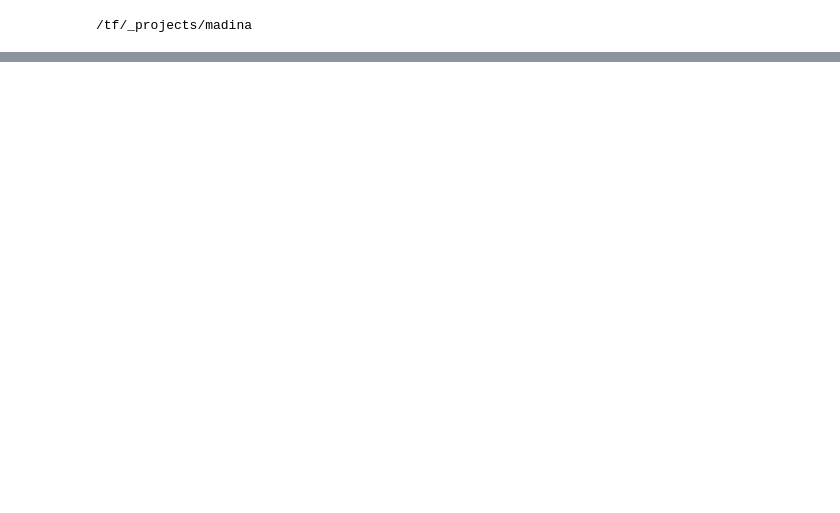
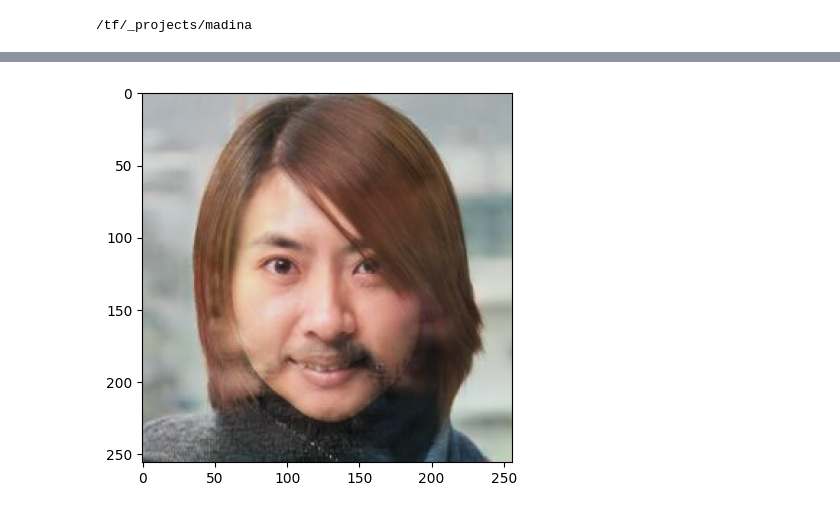
Before and after one commit to fdb/pix2pix-from-scratch, a Jupyter notebook: cyclegan_test_model.ipynb, the cells around one changed output, grey strips where cells are left out. Saved outputs shown, nothing was run; the diff lists cells and outputs as text; code cells hidden in the pictures; blank space fills up the shorter version.

```diff
--- a/cyclegan_test_model.ipynb
+++ b/cyclegan_test_model.ipynb
@@ -21,0 +37,6 @@ ls: cannot access '/tf/_projects/madina/output/v001/generate_female_to_male/': N
+# %%
+gen_output = gen_f2m(tf.expand_dims(test_image, 0), training=False)
+plt.imshow(gen_output[0] * 0.5 + 0.5)
+plt.show()
+# %% [output]
+[figure, added]
```
Also changed, not shown: parts of 5 cells of this notebook.
